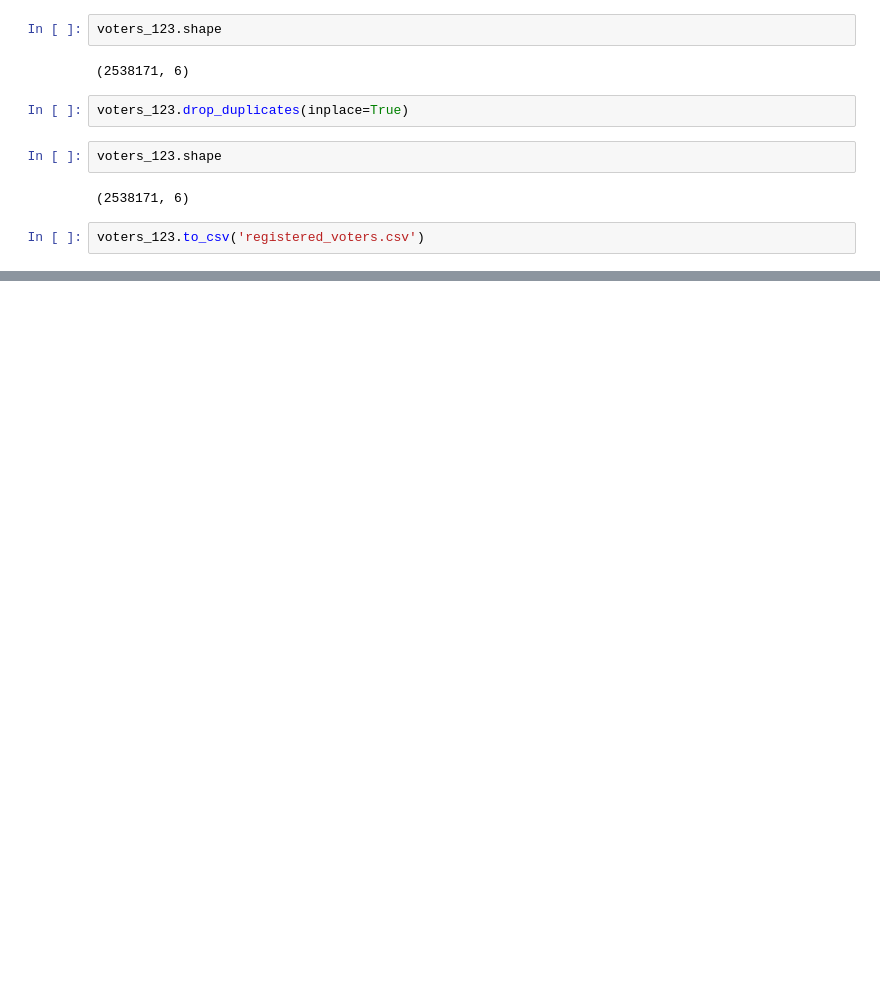
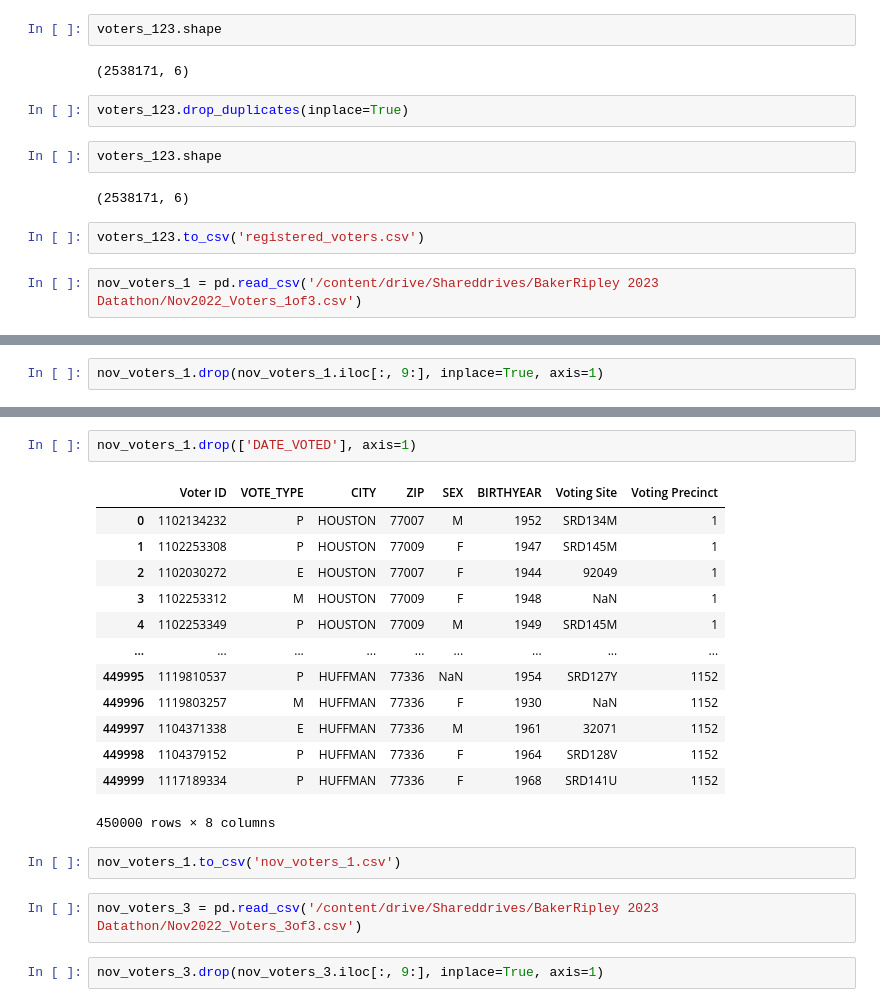
Before and after one commit to watkinshannah05/BakerRipleyVoterAnalysis, a Jupyter notebook: BakerRipley_Cleaning.ipynb, the cells around one changed output, grey strips where cells are left out. Cells and saved outputs as stored; diff of their text form; blank space fills up the shorter version.

```diff
--- a/BakerRipley_Cleaning.ipynb
+++ b/BakerRipley_Cleaning.ipynb
@@ -82,3 +82,5 @@ voters_123.shape
 (2538171, 6)
 # %%
 voters_123.to_csv('registered_voters.csv')
+# %%
+nov_voters_1 = pd.read_csv('/content/drive/Shareddrives/BakerRipley 2023 Datathon/Nov2022_Voters_1of3.csv')
@@ -84,0 +101,2 @@ voters_123.to_csv('registered_voters.csv')
+# %%
+nov_voters_1.drop(nov_voters_1.iloc[:, 9:], inplace=True, axis=1)
@@ -84,0 +133,22 @@ voters_123.to_csv('registered_voters.csv')
+# %%
+nov_voters_1.drop(['DATE_VOTED'], axis=1)
+# %% [output]
+|  | Voter ID | VOTE_TYPE | CITY | ZIP | SEX | BIRTHYEAR | Voting Site | Voting Precinct |
+| 0 | 1102134232 | P | HOUSTON | 77007 | M | 1952 | SRD134M | 1 |
+| 1 | 1102253308 | P | HOUSTON | 77009 | F | 1947 | SRD145M | 1 |
+| 2 | 1102030272 | E | HOUSTON | 77007 | F | 1944 | 92049 | 1 |
+| 3 | 1102253312 | M | HOUSTON | 77009 | F | 1948 | NaN | 1 |
+| 4 | 1102253349 | P | HOUSTON | 77009 | M | 1949 | SRD145M | 1 |
+| ... | ... | ... | ... | ... | ... | ... | ... | ... |
+| 449995 | 1119810537 | P | HUFFMAN | 77336 | NaN | 1954 | SRD127Y | 1152 |
+| 449996 | 1119803257 | M | HUFFMAN | 77336 | F | 1930 | NaN | 1152 |
+| 449997 | 1104371338 | E | HUFFMAN | 77336 | M | 1961 | 32071 | 1152 |
+| 449998 | 1104379152 | P | HUFFMAN | 77336 | F | 1964 | SRD128V | 1152 |
+| 449999 | 1117189334 | P | HUFFMAN | 77336 | F | 1968 | SRD141U | 1152 |
+450000 rows × 8 columns
+# %%
+nov_voters_1.to_csv('nov_voters_1.csv')
+# %%
+nov_voters_3 = pd.read_csv('/content/drive/Shareddrives/BakerRipley 2023 Datathon/Nov2022_Voters_3of3.csv')
+# %%
+nov_voters_3.drop(nov_voters_3.iloc[:, 9:], inplace=True, axis=1)
```
Also changed, not shown: parts of 8 cells of this notebook.
